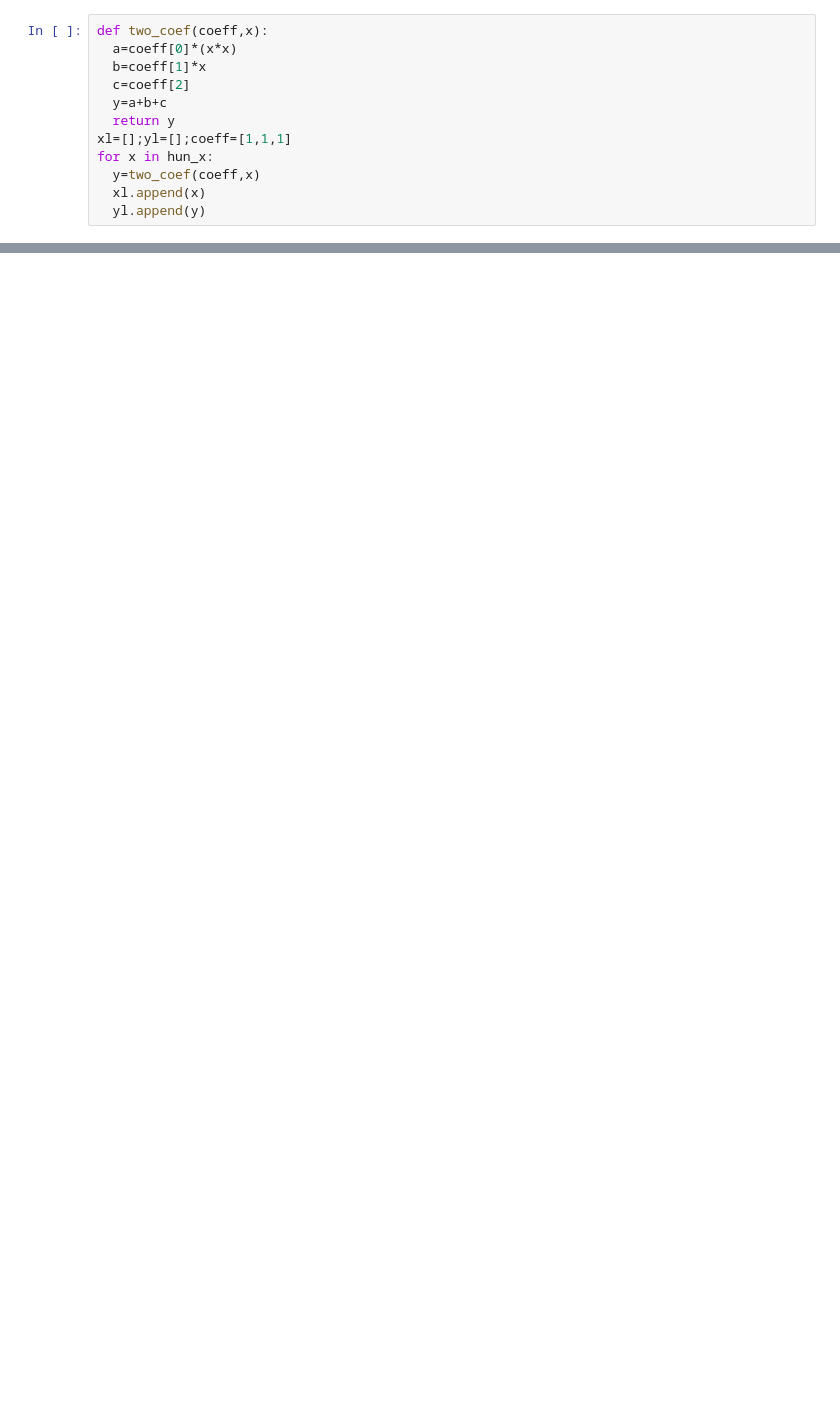
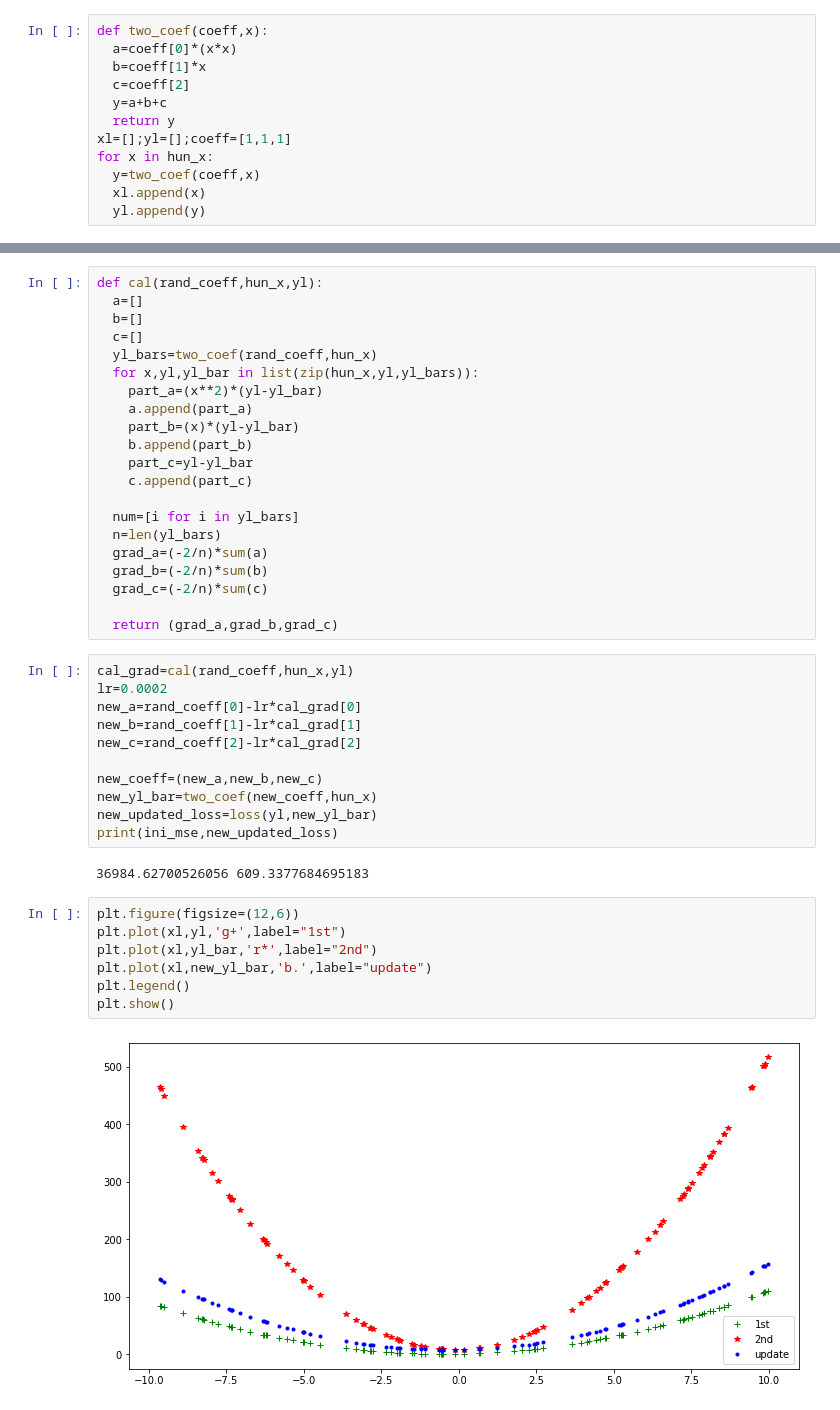
Before and after one commit to 2003DEE/DEEPAK_FMML, a Jupyter notebook: gradient descent.ipynb, the cells around one changed output, grey strips where cells are left out. Drawn from its saved outputs; the diff is of its cells as text; blank space fills up the shorter version.

```diff
--- a/gradient descent.ipynb
+++ b/gradient descent.ipynb
@@ -65,0 +66,43 @@ ini_mse
+# %%
+def cal(rand_coeff,hun_x,yl):
+  a=[]
+  b=[]
+  c=[]
+  yl_bars=two_coef(rand_coeff,hun_x)
+  for x,yl,yl_bar in list(zip(hun_x,yl,yl_bars)):
+    part_a=(x**2)*(yl-yl_bar)
+    a.append(part_a)
+    part_b=(x)*(yl-yl_bar)
+    b.append(part_b)
+    part_c=yl-yl_bar
+    c.append(part_c)
+
+  num=[i for i in yl_bars]
+  n=len(yl_bars)
+  grad_a=(-2/n)*sum(a)
+  grad_b=(-2/n)*sum(b)
+  grad_c=(-2/n)*sum(c)
+
+  return (grad_a,grad_b,grad_c)
+# %%
+cal_grad=cal(rand_coeff,hun_x,yl)
+lr=0.0002
+new_a=rand_coeff[0]-lr*cal_grad[0]
+new_b=rand_coeff[1]-lr*cal_grad[1]
+new_c=rand_coeff[2]-lr*cal_grad[2]
+
+new_coeff=(new_a,new_b,new_c)
+new_yl_bar=two_coef(new_coeff,hun_x)
+new_updated_loss=loss(yl,new_yl_bar)
+print(ini_mse,new_updated_loss)
+# %% [output]
+36984.62700526056 609.3377684695183
+# %%
+plt.figure(figsize=(12,6))
+plt.plot(xl,yl,'g+',label="1st")
+plt.plot(xl,yl_bar,'r*',label="2nd")
+plt.plot(xl,new_yl_bar,'b.',label="update")
+plt.legend()
+plt.show()
+# %% [output]
+[figure, added]
```
Also changed, not shown: parts of 7 cells of this notebook.
